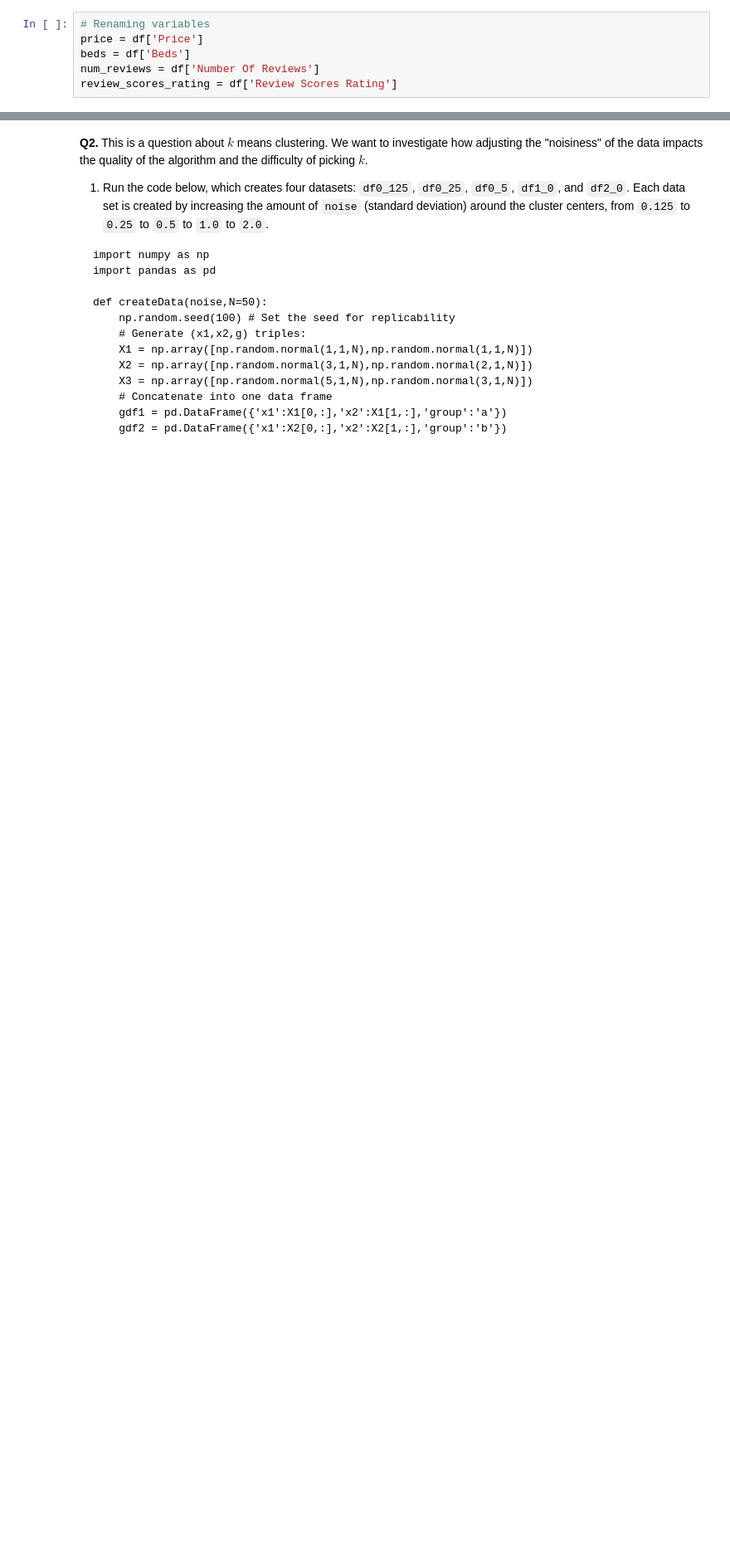
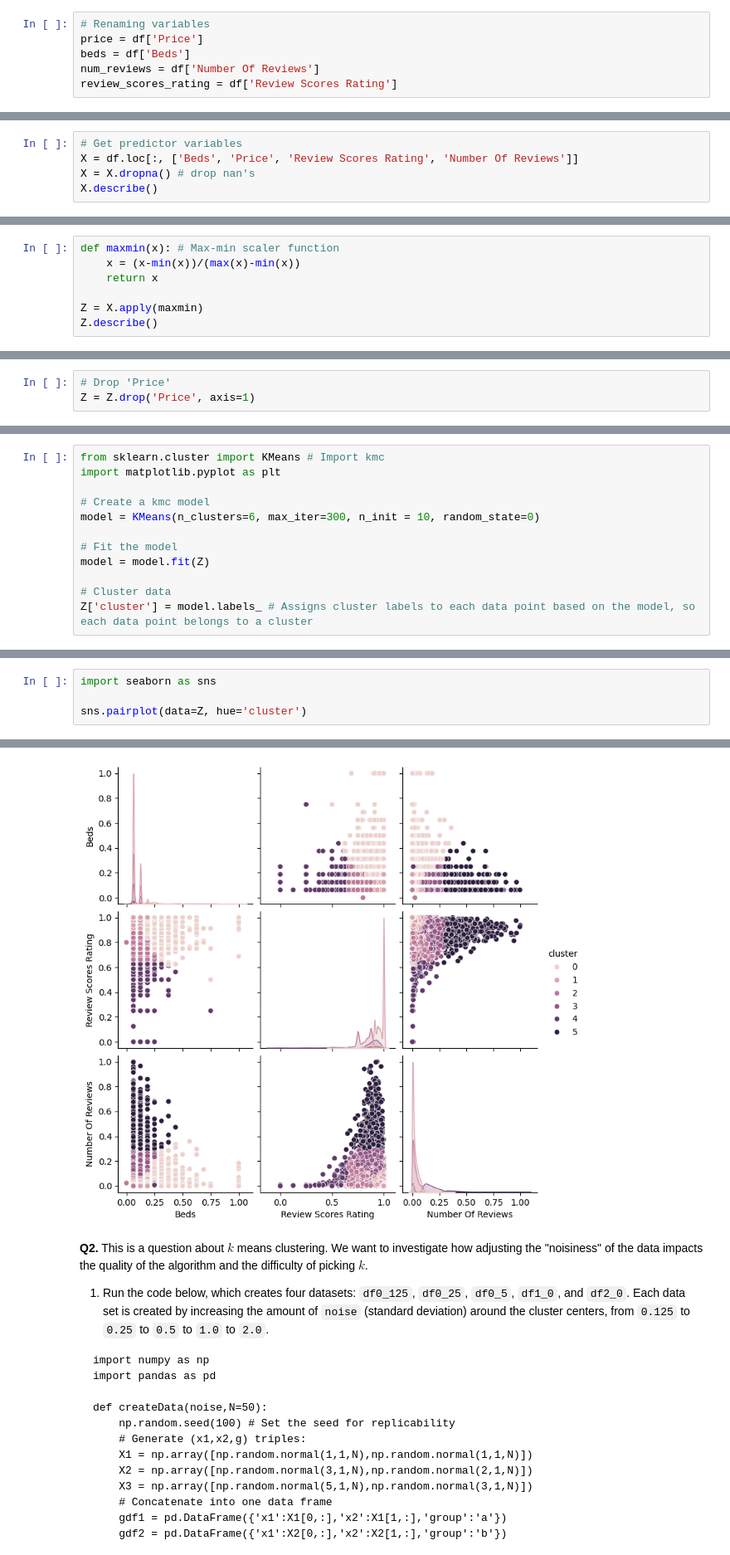
Before and after one commit to kelseymatsik/kmc, a Jupyter notebook: assignment_kmc.ipynb, the cells around one changed output, grey strips where cells are left out. Shown: that part at 83% size. Cells and saved outputs as stored; diff of their text form; blank space fills up the shorter version.

```diff
--- a/assignment_kmc.ipynb
+++ b/assignment_kmc.ipynb
@@ -95,0 +121,5 @@ numpy.int64
+# %%
+# Get predictor variables
+X = df.loc[:, ['Beds', 'Price', 'Review Scores Rating', 'Number Of Reviews']]
+X = X.dropna() # drop nan's
+X.describe()
@@ -95,0 +136,7 @@ numpy.int64
+# %%
+def maxmin(x): # Max-min scaler function
+    x = (x-min(x))/(max(x)-min(x))
+    return x
+
+Z = X.apply(maxmin)
+Z.describe()
@@ -95,0 +155,3 @@ numpy.int64
+# %%
+# Drop 'Price'
+Z = Z.drop('Price', axis=1)
@@ -95,0 +160,12 @@ numpy.int64
+# %%
+from sklearn.cluster import KMeans # Import kmc
+import matplotlib.pyplot as plt
+
+# Create a kmc model
+model = KMeans(n_clusters=6, max_iter=300, n_init = 10, random_state=0)
+
+# Fit the model
+model = model.fit(Z)
+
+# Cluster data
+Z['cluster'] = model.labels_ # Assigns cluster labels to each data point based on the model, so each data point belongs to a cluster
@@ -95,0 +174,5 @@ numpy.int64
+# %%
+import seaborn as sns
+
+sns.pairplot(data=Z, hue='cluster')
+# %% [output]
@@ -96,3 +180,4 @@ numpy.int64
+[figure, added]
 # %% [markdown]
 **Q2.** This is a question about $k$ means clustering. We want to investigate how adjusting the "noisiness" of the data impacts the quality of the algorithm and the difficulty of picking $k$.
 
```
Also changed, not shown: parts of 12 cells of this notebook.
